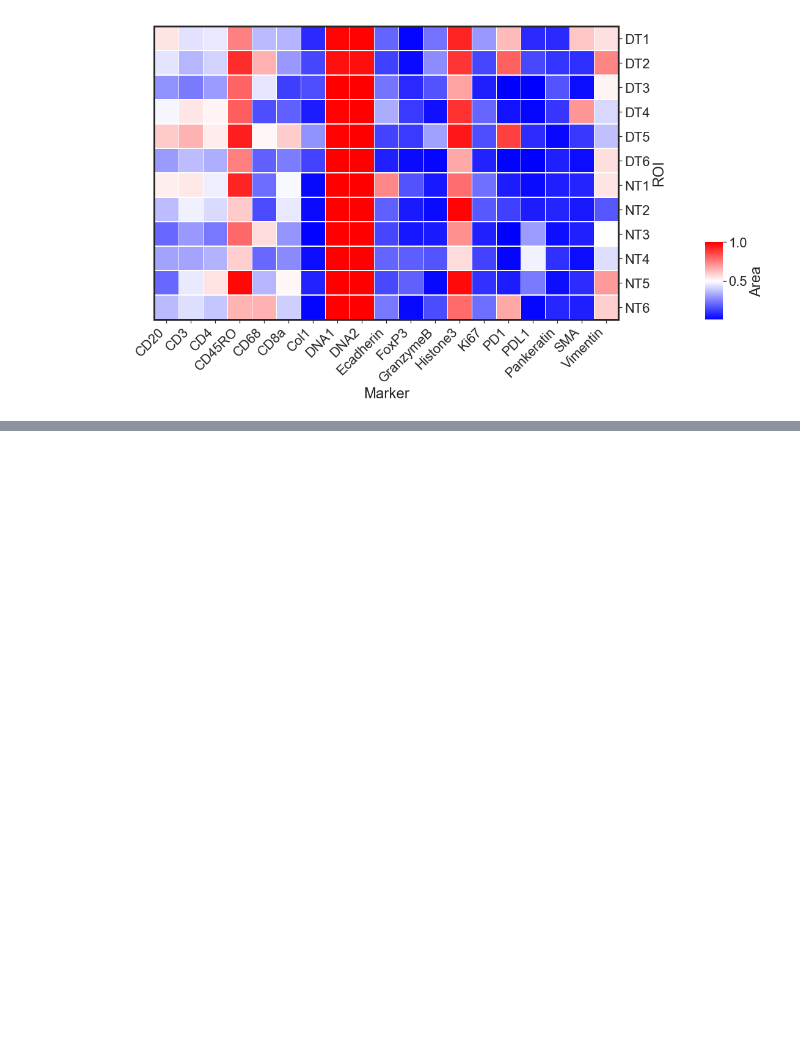
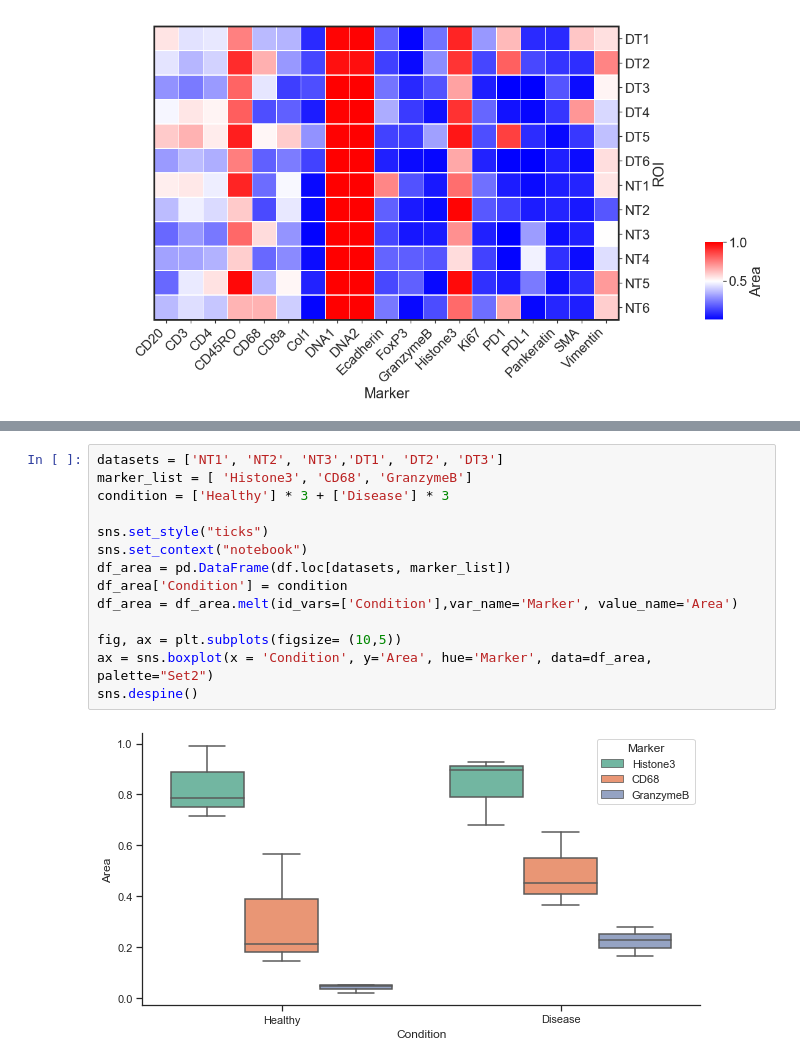
Before and after one commit to coskunlab/SpatialViz, a Jupyter notebook: notebooks/06_stats_plot.ipynb, the cells around one changed output, grey strips where cells are left out. Drawn from its saved outputs; the diff is of its cells as text; blank space fills up the shorter version.

```diff
--- a/notebooks/06_stats_plot.ipynb
+++ b/notebooks/06_stats_plot.ipynb
@@ -160,0 +195,16 @@ for _, spine in ax.ax_heatmap.spines.items():
+# %%
+datasets = ['NT1', 'NT2', 'NT3','DT1', 'DT2', 'DT3']
+marker_list = [ 'Histone3', 'CD68', 'GranzymeB']
+condition = ['Healthy'] * 3 + ['Disease'] * 3
+
+sns.set_style("ticks")
+sns.set_context("notebook")
+df_area = pd.DataFrame(df.loc[datasets, marker_list])
+df_area['Condition'] = condition
+df_area = df_area.melt(id_vars=['Condition'],var_name='Marker', value_name='Area')
+
+fig, ax = plt.subplots(figsize= (10,5))
+ax = sns.boxplot(x = 'Condition', y='Area', hue='Marker', data=df_area, palette="Set2")
+sns.despine()
+# %% [output]
+[figure, added]
```
Also changed, not shown: parts of 5 cells of this notebook, 2 other files.
